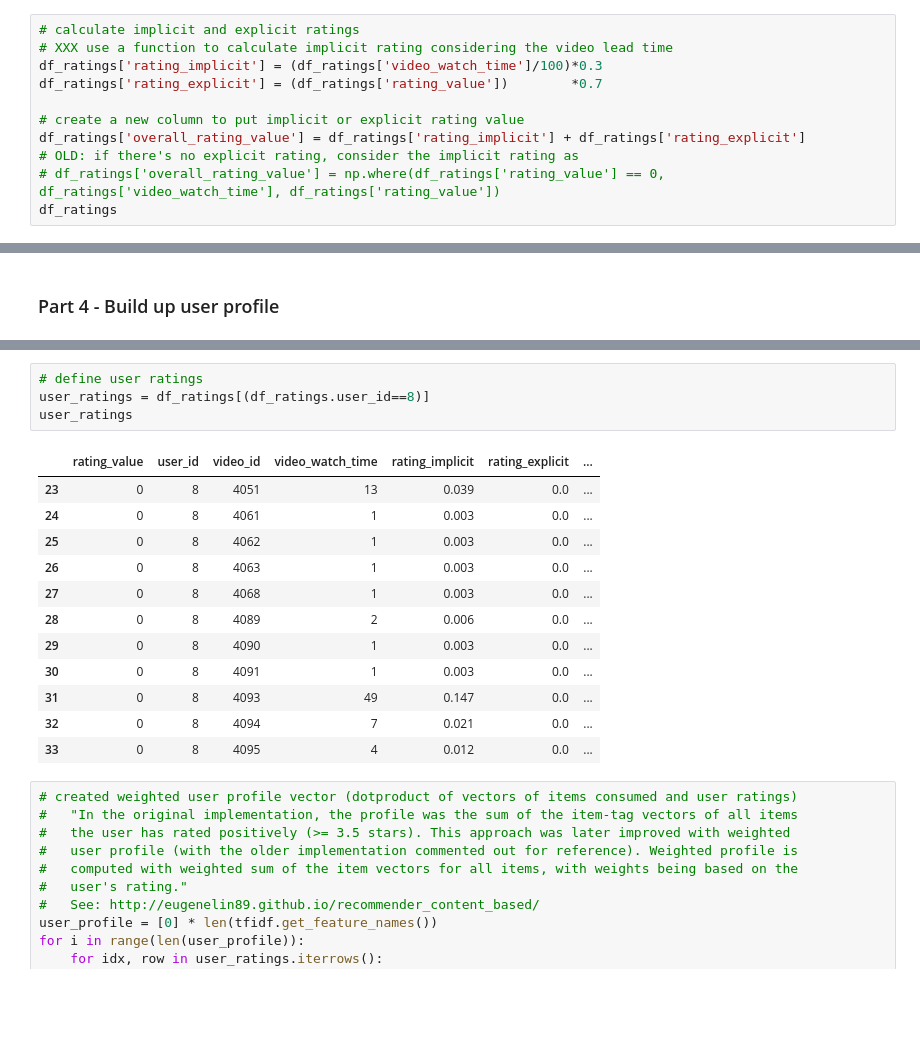
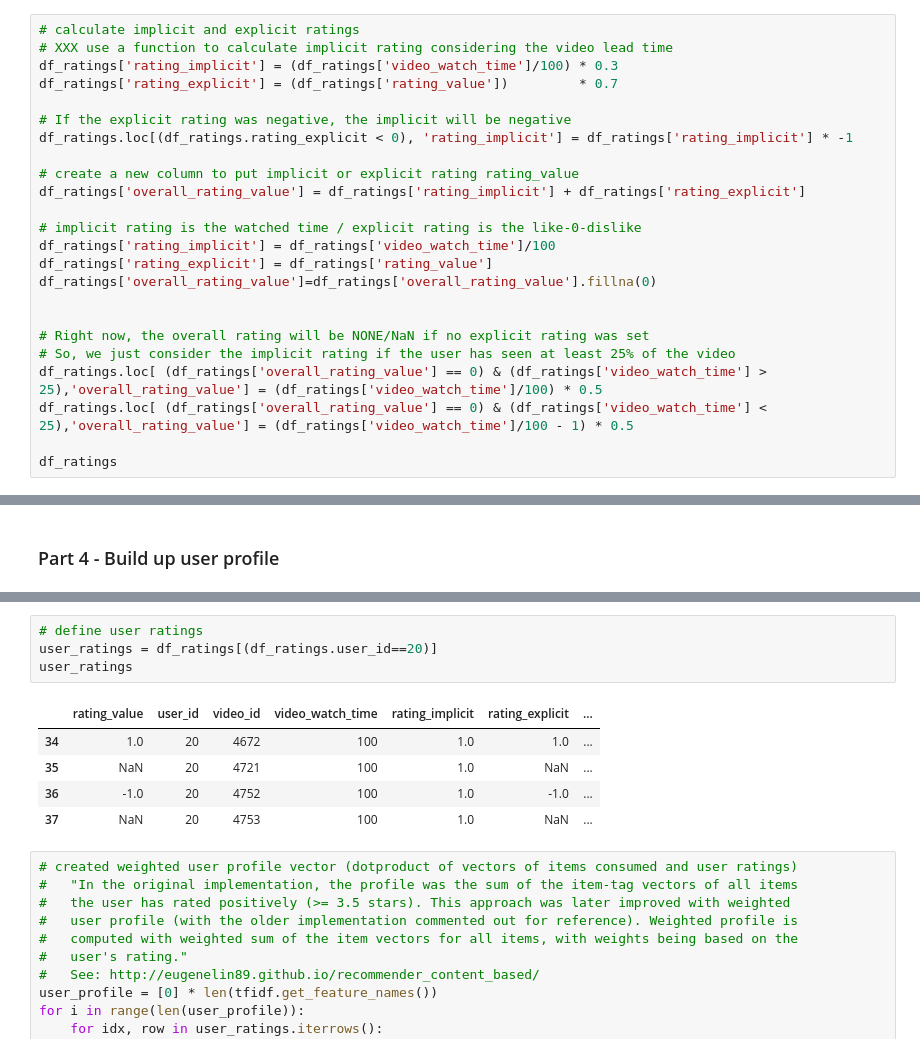
Before and after one commit to davidcampelo/tv4e-recommender, a Jupyter notebook: notebooks/content_based_recs_with_cosine_similarity_connected.ipynb, the cells around one changed output, grey strips where cells are left out. Drawn from its saved outputs; the diff is of its cells as text; blank space fills up the shorter version.

```diff
--- a/notebooks/content_based_recs_with_cosine_similarity_connected.ipynb
+++ b/notebooks/content_based_recs_with_cosine_similarity_connected.ipynb
@@ -123,13 +123,26 @@ df_ratings
 # %%
 # calculate implicit and explicit ratings
 # XXX use a function to calculate implicit rating considering the video lead time
-df_ratings['rating_implicit'] = (df_ratings['video_watch_time']/100)*0.3
-df_ratings['rating_explicit'] = (df_ratings['rating_value'])        *0.7
+df_ratings['rating_implicit'] = (df_ratings['video_watch_time']/100) * 0.3
+df_ratings['rating_explicit'] = (df_ratings['rating_value'])         * 0.7
 
-# create a new column to put implicit or explicit rating value
+# If the explicit rating was negative, the implicit will be negative
+df_ratings.loc[(df_ratings.rating_explicit < 0), 'rating_implicit'] = df_ratings['rating_implicit'] * -1
+
+# create a new column to put implicit or explicit rating rating_value
 df_ratings['overall_rating_value'] = df_ratings['rating_implicit'] + df_ratings['rating_explicit']
-# OLD: if there's no explicit rating, consider the implicit rating as
-# df_ratings['overall_rating_value'] = np.where(df_ratings['rating_value'] == 0, df_ratings['video_watch_time'], df_ratings['rating_value'])
+
+# implicit rating is the watched time / explicit rating is the like-0-dislike
+df_ratings['rating_implicit'] = df_ratings['video_watch_time']/100
+df_ratings['rating_explicit'] = df_ratings['rating_value']
+df_ratings['overall_rating_value']=df_ratings['overall_rating_value'].fillna(0)
+
+
+# Right now, the overall rating will be NONE/NaN if no explicit rating was set
+# So, we just consider the implicit rating if the user has seen at least 25% of the video
+df_ratings.loc[ (df_ratings['overall_rating_value'] == 0) & (df_ratings['video_watch_time'] > 25),'overall_rating_value'] = (df_ratings['video_watch_time']/100) * 0.5
+df_ratings.loc[ (df_ratings['overall_rating_value'] == 0) & (df_ratings['video_watch_time'] < 25),'overall_rating_value'] = (df_ratings['video_watch_time']/100 - 1) * 0.5
+
 df_ratings
 # %% [output]
 |  | rating_value | user_id | video_id | video_watch_time | rating_implicit | rating_explicit | ... |
@@ -237,20 +254,13 @@ tfidf_tokens
 # %%
 # define user ratings
-user_ratings = df_ratings[(df_ratings.user_id==8)]
+user_ratings = df_ratings[(df_ratings.user_id==20)]
 user_ratings
 # %% [output]
 |  | rating_value | user_id | video_id | video_watch_time | rating_implicit | rating_explicit | ... |
-| 23 | 0 | 8 | 4051 | 13 | 0.039 | 0.0 | ... |
-| 24 | 0 | 8 | 4061 | 1 | 0.003 | 0.0 | ... |
-| 25 | 0 | 8 | 4062 | 1 | 0.003 | 0.0 | ... |
-| 26 | 0 | 8 | 4063 | 1 | 0.003 | 0.0 | ... |
-| 27 | 0 | 8 | 4068 | 1 | 0.003 | 0.0 | ... |
-| 28 | 0 | 8 | 4089 | 2 | 0.006 | 0.0 | ... |
-| 29 | 0 | 8 | 4090 | 1 | 0.003 | 0.0 | ... |
-| 30 | 0 | 8 | 4091 | 1 | 0.003 | 0.0 | ... |
-| 31 | 0 | 8 | 4093 | 49 | 0.147 | 0.0 | ... |
-| 32 | 0 | 8 | 4094 | 7 | 0.021 | 0.0 | ... |
-| 33 | 0 | 8 | 4095 | 4 | 0.012 | 0.0 | ... |
+| 34 | 1.0 | 20 | 4672 | 100 | 1.0 | 1.0 | ... |
+| 35 | NaN | 20 | 4721 | 100 | 1.0 | NaN | ... |
+| 36 | -1.0 | 20 | 4752 | 100 | 1.0 | -1.0 | ... |
+| 37 | NaN | 20 | 4753 | 100 | 1.0 | NaN | ... |
 # %%
 # created weighted user profile vector (dotproduct of vectors of items consumed and user ratings)
 #   "In the original implementation, the profile was the sum of the item-tag vectors of all items
```
Also changed, not shown: parts of 13 cells of this notebook, 2 other files.
